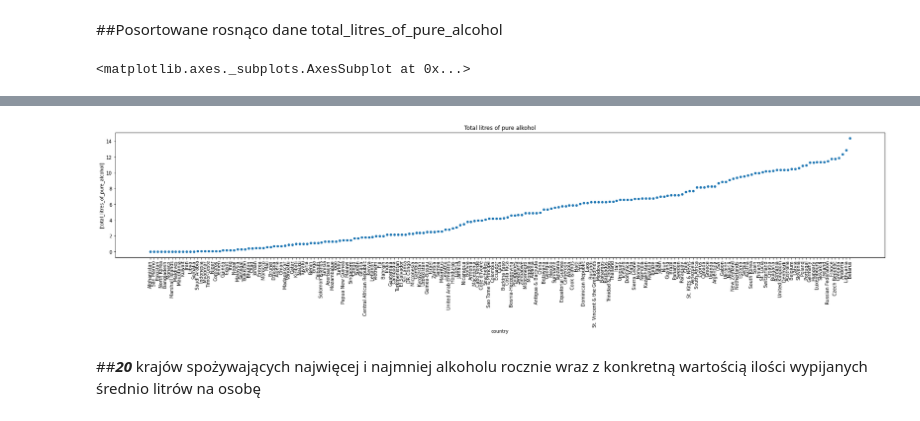
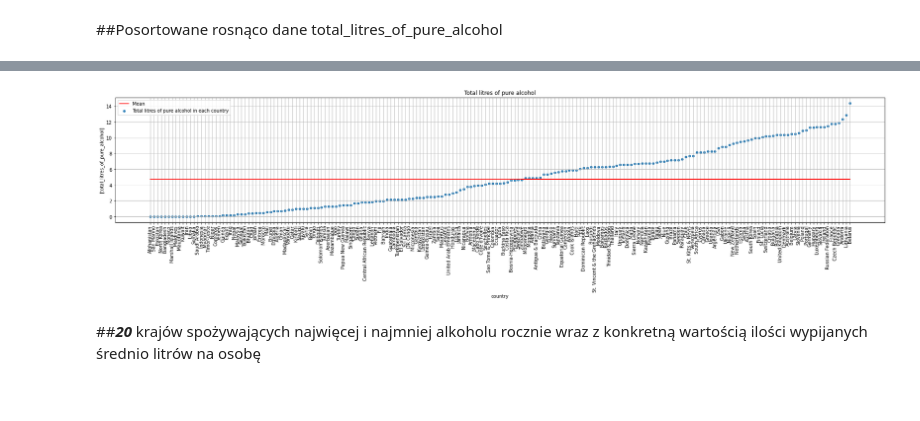
Before and after one commit to nadiczka/database-tier-protocol, a Jupyter notebook: TIER Protocol Documentation/Command Files/commandFile.ipynb, the cells around one changed output, grey strips where cells are left out. Saved outputs shown, nothing was run; the diff lists cells and outputs as text; code cells hidden in the pictures.

```diff
--- a/TIER Protocol Documentation/Command Files/commandFile.ipynb
+++ b/TIER Protocol Documentation/Command Files/commandFile.ipynb
@@ -6,6 +6,9 @@
 ###***Import danych oraz wypianie wczytanej tabeli dataframe***
 
 W celu uruchomienia dalszej funkcjonalności konieczne jest wybranie pliku z danymi do przetworzenia. Plik ten musi mieć nazwę driks.csv i znajduje się w folderze Original Data.
+# %%
+# zmienna download na True powoduje pobieranie spreparowanych danych
+download = False
 # %%
 import pandas as pd
 import io
@@ -85,7 +100,7 @@ Dane wypisano na wykresie w postaci punktów. Czerwona linia obrazuje średnie s
 # %%
 # plot wartości kolumny total_litres_of_pure_alcohol
 figsize = (30,5)
-title = "Total litres of pure alkohol"
+title = "Total litres of pure alcohol"
 df.plot(x="country", y=["total_litres_of_pure_alcohol"], figsize=figsize, title=title, sharex=False, ylabel="litres", kind="scatter", rot=90)
 
 # zbiór wartości kolumny country
@@ -96,6 +111,11 @@ mean = df["total_litres_of_pure_alcohol"].mean()
 
 # dołożenie do wykresu średniej
 plt.plot(countries, [mean for i in range(193)], color="red")
-plt.legend(["Mean", "Total litres of pure alkohol in each country"])
+plt.legend(["Mean", "Total litres of pure alcohol in each country"])
+
+if download:
+  plt.savefig('TotalLitresPureAlcoholPlot.png')
+  files.download('TotalLitresPureAlcoholPlot.png')
+
 plt.show()
 # %% [output]
@@ -114,5 +136,13 @@ pure = pure.reset_index()
 
 # plot
 pure.plot(x="country", y=["total_litres_of_pure_alcohol"], figsize=figsize, title=title, sharex=False, ylabel="litres", kind="scatter", rot=90)
+
+# dołożenie do wykresu średniej
+plt.plot(countries, [mean for i in range(193)], color="red")
+plt.legend(["Mean", "Total litres of pure alcohol in each country"])
+plt.grid(True)
+
+if download:
+  plt.savefig('TotalLitresPureAlcoholSortedPlot.png')
+  files.download('TotalLitresPureAlcoholSortedPlot.png')
 # %% [output]
-<matplotlib.axes._subplots.AxesSubplot at 0x...>
@@ -119,4 +151,4 @@ pure.plot(x="country", y=["total_litres_of_pure_alcohol"], figsize=figsize, titl
-[figure, old version]
+[figure, new version]
 # %% [markdown]
 ##***20*** krajów spożywających najwięcej i najmniej alkoholu rocznie wraz z konkretną wartością ilości wypijanych średnio litrów na osobę
 # %%
```
Also changed, not shown: parts of 7 cells of this notebook, 6 other files.
